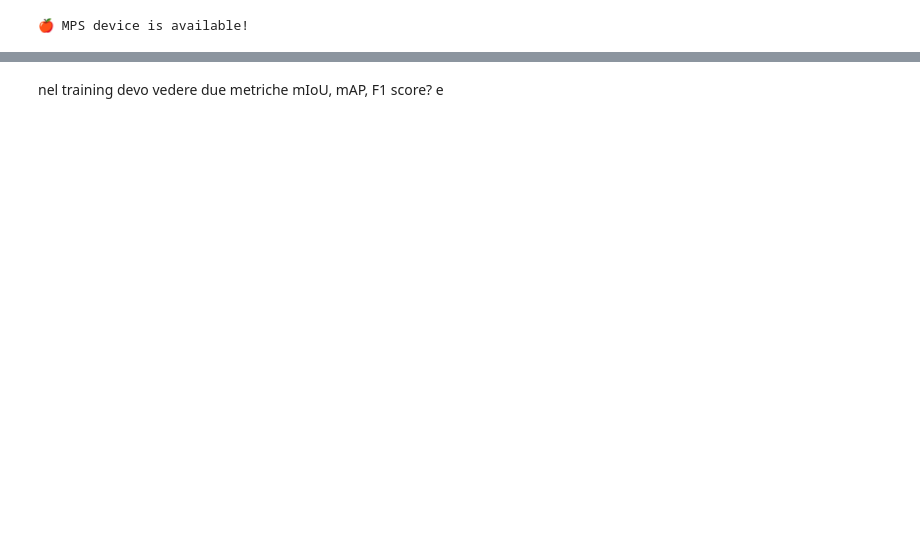
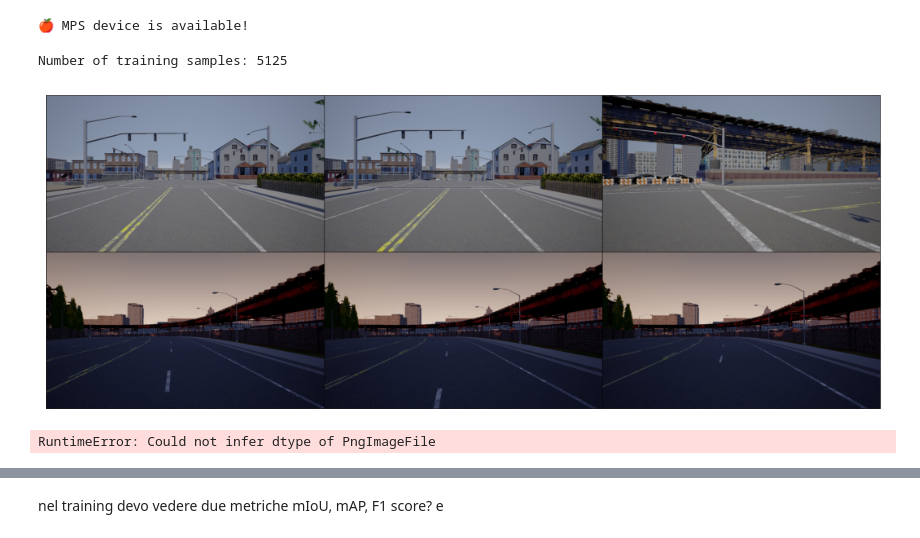
Before and after one commit to alessioarcara/ml4cv_assignment, a Jupyter notebook: main.ipynb, the cells around one changed output, grey strips where cells are left out. Drawn from its saved outputs; the diff is of its cells as text; code cells hidden in the pictures; blank space fills up the shorter version.

```diff
--- a/main.ipynb
+++ b/main.ipynb
@@ -37,11 +44,31 @@ def fix_random(seed: int) -> None:
 
 fix_random(seed=0)
 # %%
-class StreetHazardsDataset(Dataset):
-    def __init__(self):
-        super().__init__()
+from data.streethazards import StreetHazards
+from pathlib import Path
 
-    def __getitem__(self, index):
-        return super().__getitem__(index)
+root_dir = Path("/Users/alessioarcara/Downloads/universita/AI/ml4cv-assignment/data/datasets/train")
+subset="training/t1-3/"
+train_data = StreetHazards(root_dir, subset)
 
-    def __len__(self):
+print(f"Number of training samples: {len(train_data)}")
+# %% [output]
+Number of training samples: 5125
+# %%
+from torchvision.utils import make_grid
+
+NUM_IMAGES = 6
+grid = make_grid([train_data[i][0] for i in range(NUM_IMAGES)], nrow=3)
+
+grid_image = grid.permute(1, 2, 0)
+
+plt.figure(figsize=(15, 5))
+plt.imshow(grid_image.numpy())
+plt.axis('off')
+plt.show()
+# %% [output]
+[figure, added]
+# %%
+torch.tensor(train_data[0][1])
+# %% [output]
+RuntimeError: Could not infer dtype of PngImageFile
```
Also changed, not shown: parts of 5 cells of this notebook, 10 other files.
